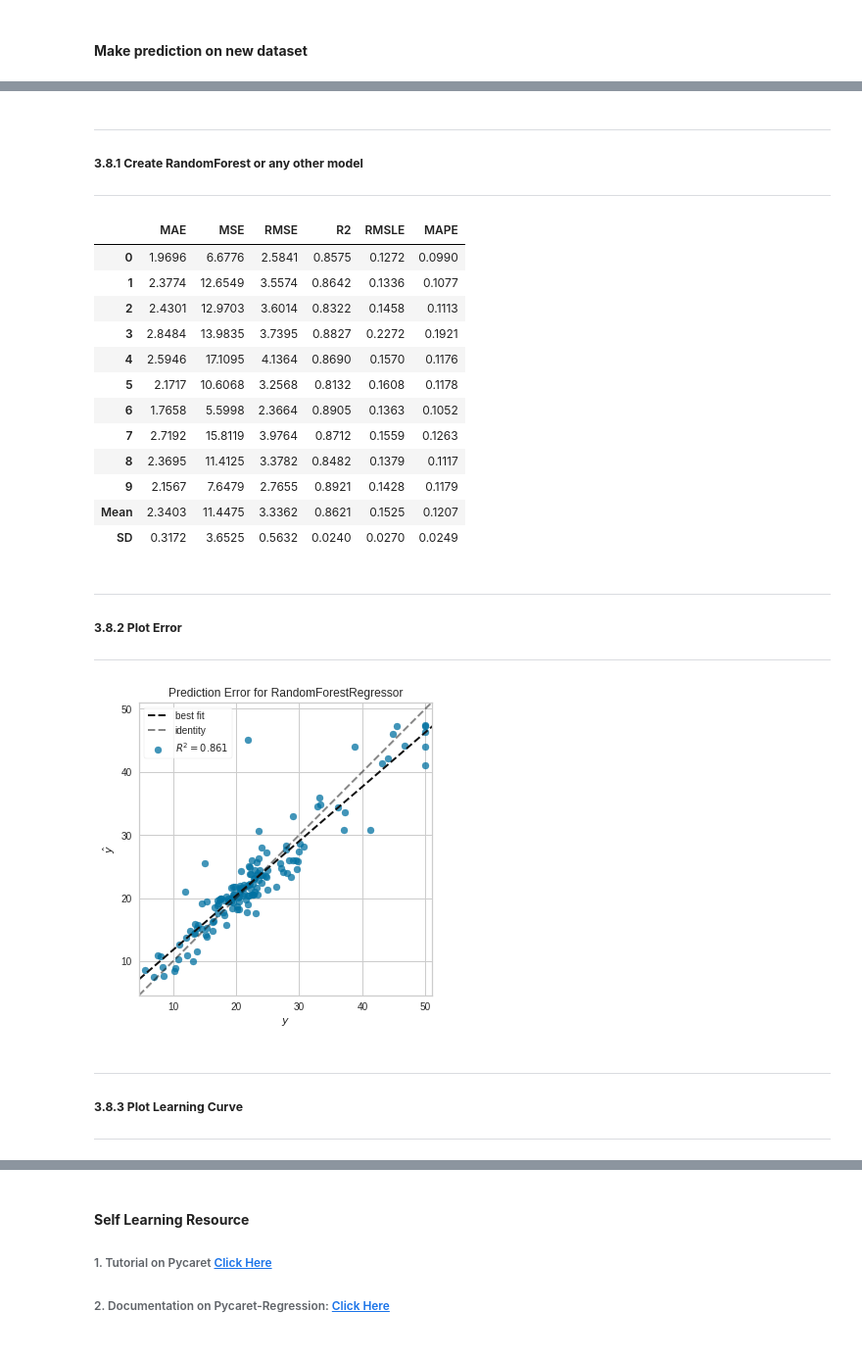
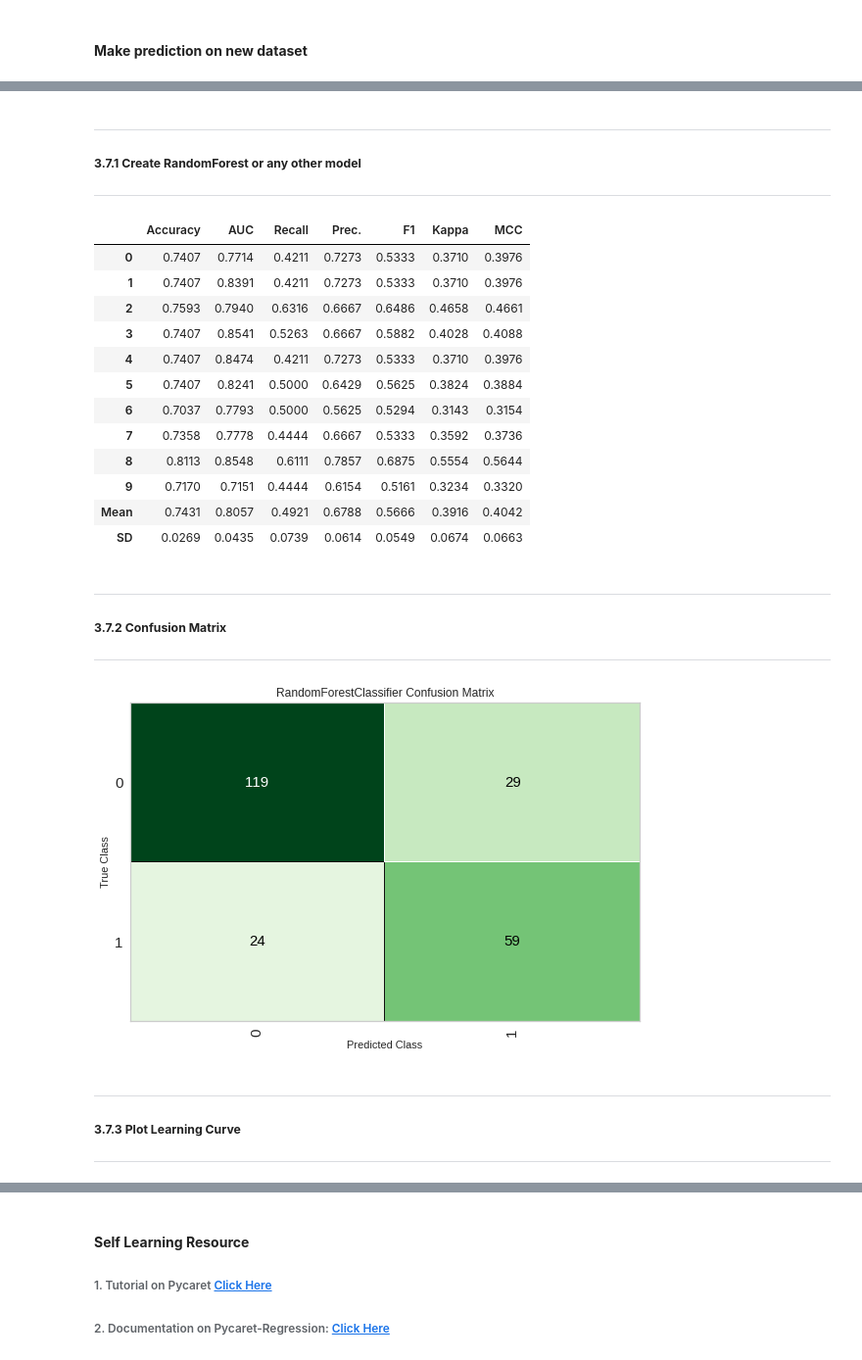
Before and after one commit to psrana/Machine-Learning-using-PyCaret, a Jupyter notebook: 02_PyCaret_for_Classification_with_Results.ipynb, the cells around one changed output, grey strips where cells are left out. Shown at 98% size. Saved outputs shown, nothing was run; the diff lists cells and outputs as text; code cells hidden in the pictures.

```diff
--- a/02_PyCaret_for_Classification_with_Results.ipynb
+++ b/02_PyCaret_for_Classification_with_Results.ipynb
@@ -548,33 +490,33 @@ newPredictions.to_csv("NewPredictions.csv")
 # %% [markdown]
 ---
-##### **3.8.1 Create RandomForest or any other model**
+##### **3.7.1 Create RandomForest or any other model**
 ---
 # %%
-rf = create_model('rf')
+rfModel = create_model('rf')
 # %% [output]
-|  | MAE | MSE | RMSE | R2 | RMSLE | MAPE |
-| 0 | 1.9696 | 6.6776 | 2.5841 | 0.8575 | 0.1272 | 0.0990 |
-| 1 | 2.3774 | 12.6549 | 3.5574 | 0.8642 | 0.1336 | 0.1077 |
-| 2 | 2.4301 | 12.9703 | 3.6014 | 0.8322 | 0.1458 | 0.1113 |
-| 3 | 2.8484 | 13.9835 | 3.7395 | 0.8827 | 0.2272 | 0.1921 |
-| 4 | 2.5946 | 17.1095 | 4.1364 | 0.8690 | 0.1570 | 0.1176 |
-| 5 | 2.1717 | 10.6068 | 3.2568 | 0.8132 | 0.1608 | 0.1178 |
-| 6 | 1.7658 | 5.5998 | 2.3664 | 0.8905 | 0.1363 | 0.1052 |
-| 7 | 2.7192 | 15.8119 | 3.9764 | 0.8712 | 0.1559 | 0.1263 |
-| 8 | 2.3695 | 11.4125 | 3.3782 | 0.8482 | 0.1379 | 0.1117 |
-| 9 | 2.1567 | 7.6479 | 2.7655 | 0.8921 | 0.1428 | 0.1179 |
-| Mean | 2.3403 | 11.4475 | 3.3362 | 0.8621 | 0.1525 | 0.1207 |
-| SD | 0.3172 | 3.6525 | 0.5632 | 0.0240 | 0.0270 | 0.0249 |
+|  | Accuracy | AUC | Recall | Prec. | F1 | Kappa | MCC |
+| 0 | 0.7407 | 0.7714 | 0.4211 | 0.7273 | 0.5333 | 0.3710 | 0.3976 |
+| 1 | 0.7407 | 0.8391 | 0.4211 | 0.7273 | 0.5333 | 0.3710 | 0.3976 |
+| 2 | 0.7593 | 0.7940 | 0.6316 | 0.6667 | 0.6486 | 0.4658 | 0.4661 |
+| 3 | 0.7407 | 0.8541 | 0.5263 | 0.6667 | 0.5882 | 0.4028 | 0.4088 |
+| 4 | 0.7407 | 0.8474 | 0.4211 | 0.7273 | 0.5333 | 0.3710 | 0.3976 |
+| 5 | 0.7407 | 0.8241 | 0.5000 | 0.6429 | 0.5625 | 0.3824 | 0.3884 |
+| 6 | 0.7037 | 0.7793 | 0.5000 | 0.5625 | 0.5294 | 0.3143 | 0.3154 |
+| 7 | 0.7358 | 0.7778 | 0.4444 | 0.6667 | 0.5333 | 0.3592 | 0.3736 |
+| 8 | 0.8113 | 0.8548 | 0.6111 | 0.7857 | 0.6875 | 0.5554 | 0.5644 |
+| 9 | 0.7170 | 0.7151 | 0.4444 | 0.6154 | 0.5161 | 0.3234 | 0.3320 |
+| Mean | 0.7431 | 0.8057 | 0.4921 | 0.6788 | 0.5666 | 0.3916 | 0.4042 |
+| SD | 0.0269 | 0.0435 | 0.0739 | 0.0614 | 0.0549 | 0.0674 | 0.0663 |
 # %% [markdown]
 ---
-##### **3.8.2 Plot Error**
+##### **3.7.2 Confusion Matrix**
 ---
 # %%
-plot_model(rf, plot='error')
+plot_model(rfModel, plot='confusion_matrix')
 # %% [output]
-[figure, old version]
+[figure, new version]
 # %% [markdown]
 ---
-##### **3.8.3 Plot Learning Curve**
+##### **3.7.3 Plot Learning Curve**
 ---
 # %%
```
Also changed, not shown: parts of 41 cells of this notebook.
